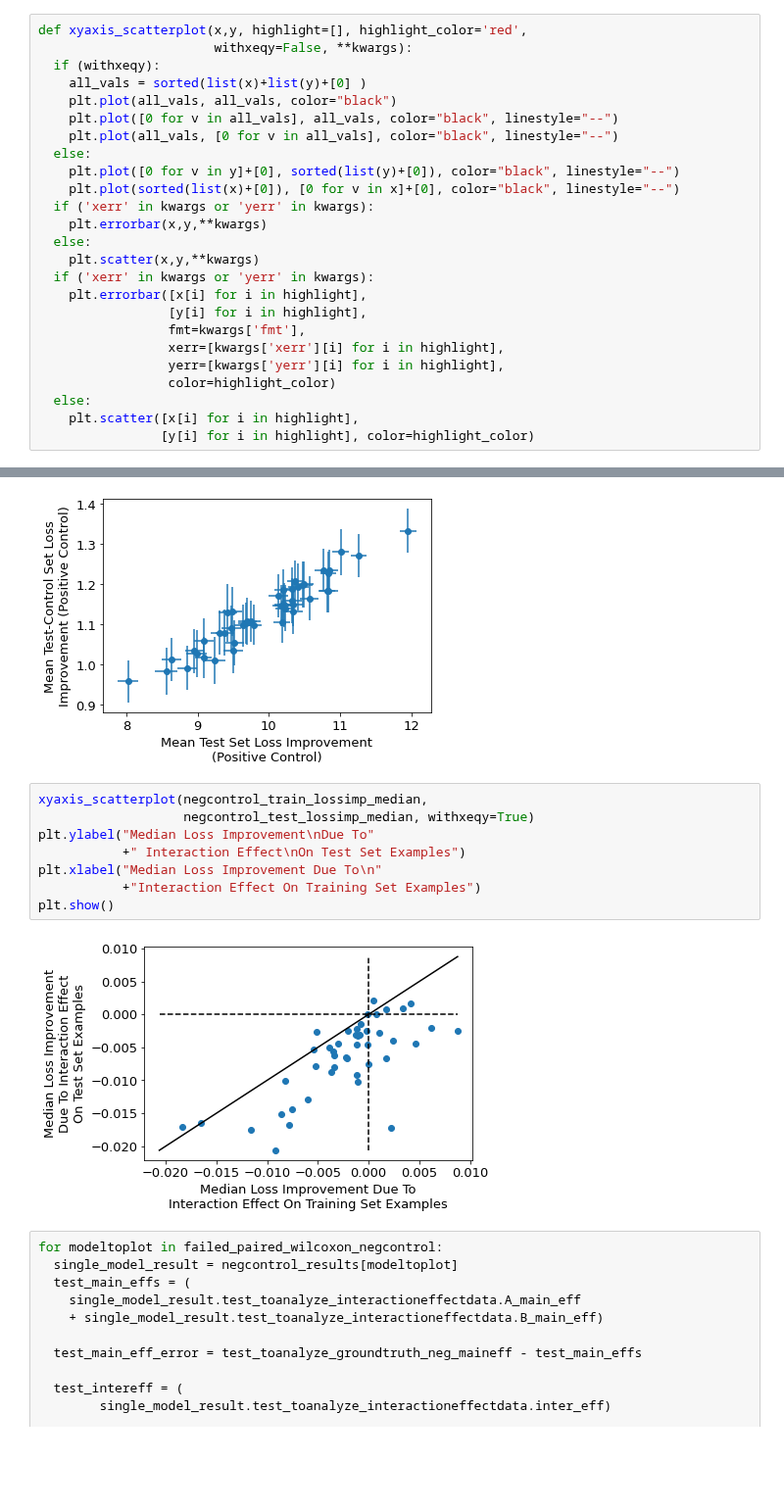
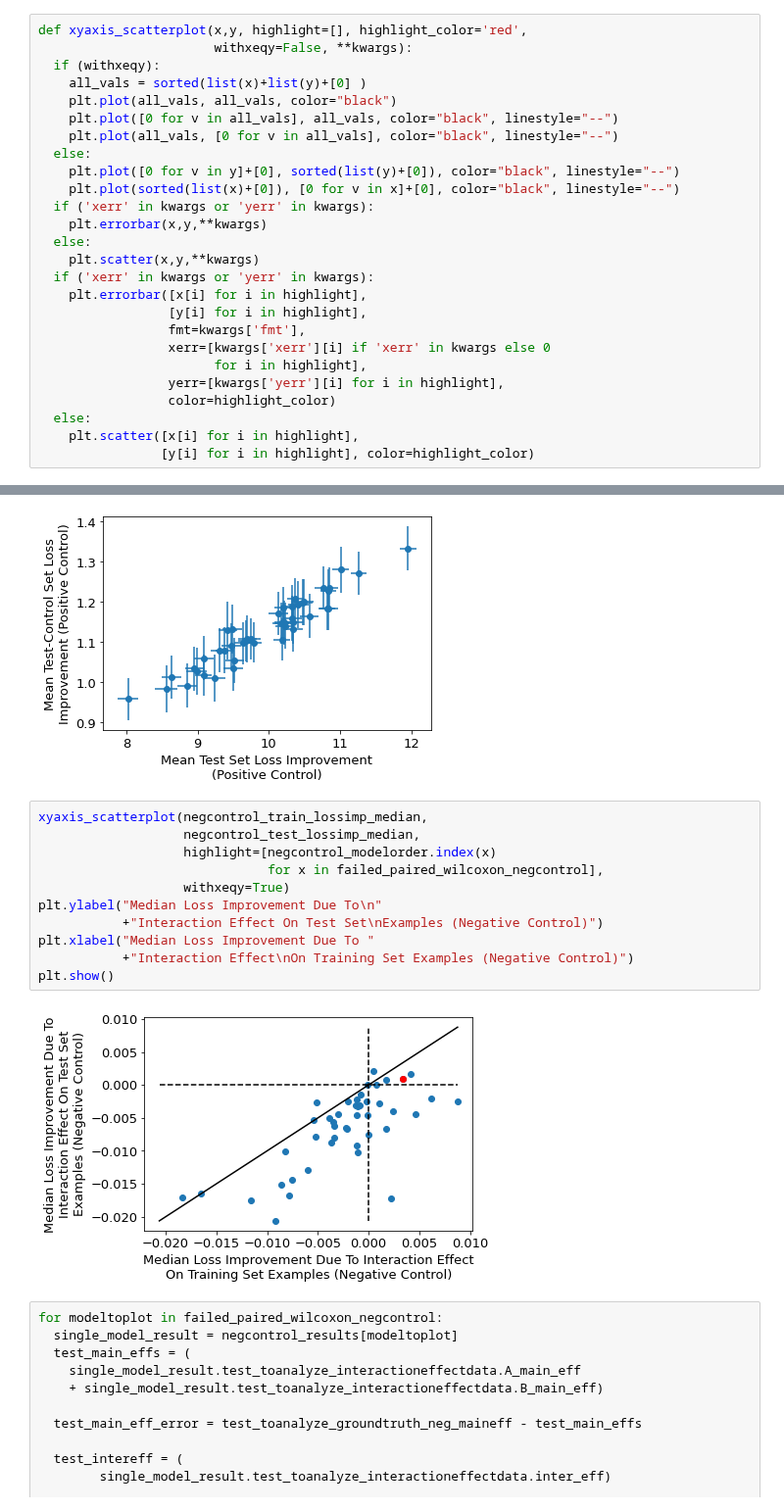
Before and after one commit to kundajelab/feature_interactions, a Jupyter notebook: EvaluateModelsGivenPredictionData.ipynb, the cells around one changed output, grey strips where cells are left out. Shown at 98% size. Cells and saved outputs as stored; diff of their text form; blank space fills up the shorter version.

```diff
--- a/EvaluateModelsGivenPredictionData.ipynb
+++ b/EvaluateModelsGivenPredictionData.ipynb
@@ -596,7 +594,8 @@ def xyaxis_scatterplot(x,y, highlight=[], highlight_color='red',
     plt.errorbar([x[i] for i in highlight],
                  [y[i] for i in highlight],
                  fmt=kwargs['fmt'],
-                 xerr=[kwargs['xerr'][i] for i in highlight],
+                 xerr=[kwargs['xerr'][i] if 'xerr' in kwargs else 0
+                       for i in highlight],
                  yerr=[kwargs['yerr'][i] for i in highlight],
                  color=highlight_color)
   else:
@@ -698,14 +702,17 @@ plt.show()
 [figure]
 # %%
 xyaxis_scatterplot(negcontrol_train_lossimp_median,
-                   negcontrol_test_lossimp_median, withxeqy=True)
-plt.ylabel("Median Loss Improvement\nDue To"
-           +" Interaction Effect\nOn Test Set Examples")
-plt.xlabel("Median Loss Improvement Due To\n"
-           +"Interaction Effect On Training Set Examples")
+                   negcontrol_test_lossimp_median,
+                   highlight=[negcontrol_modelorder.index(x)
+                              for x in failed_paired_wilcoxon_negcontrol],
+                   withxeqy=True)
+plt.ylabel("Median Loss Improvement Due To\n"
+           +"Interaction Effect On Test Set\nExamples (Negative Control)")
+plt.xlabel("Median Loss Improvement Due To "
+           +"Interaction Effect\nOn Training Set Examples (Negative Control)")
 plt.show()
 # %% [output]
-[figure, old version]
+[figure, new version]
 # %%
 for modeltoplot in failed_paired_wilcoxon_negcontrol:
   single_model_result = negcontrol_results[modeltoplot]
```
Also changed, not shown: parts of 15 cells of this notebook.
